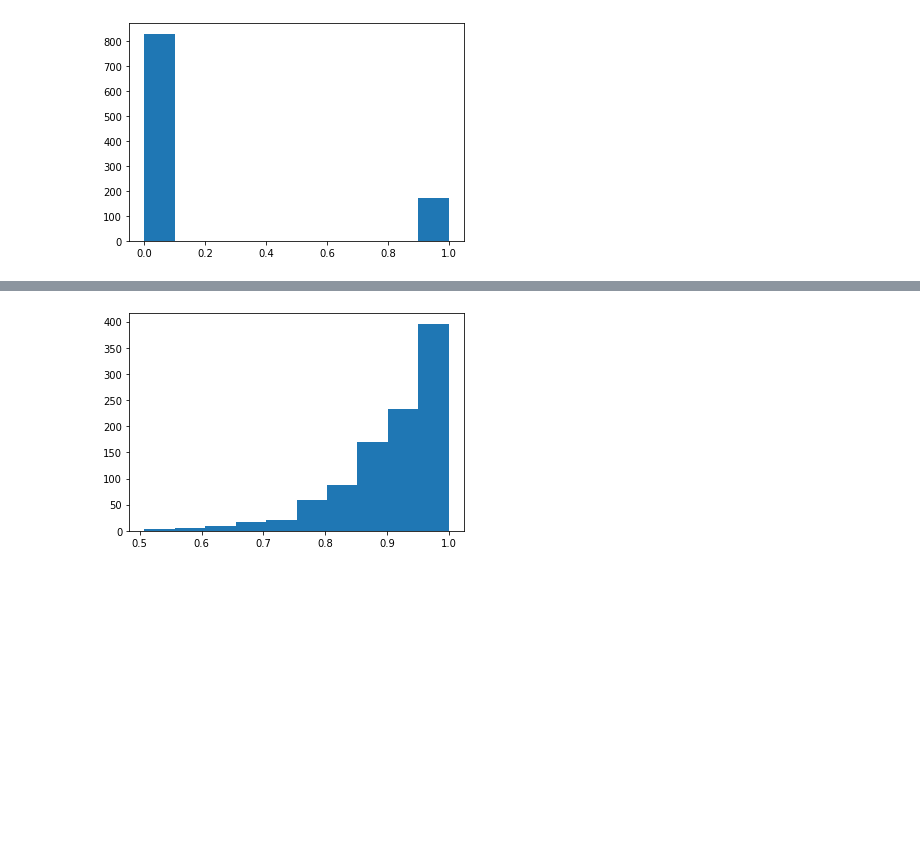
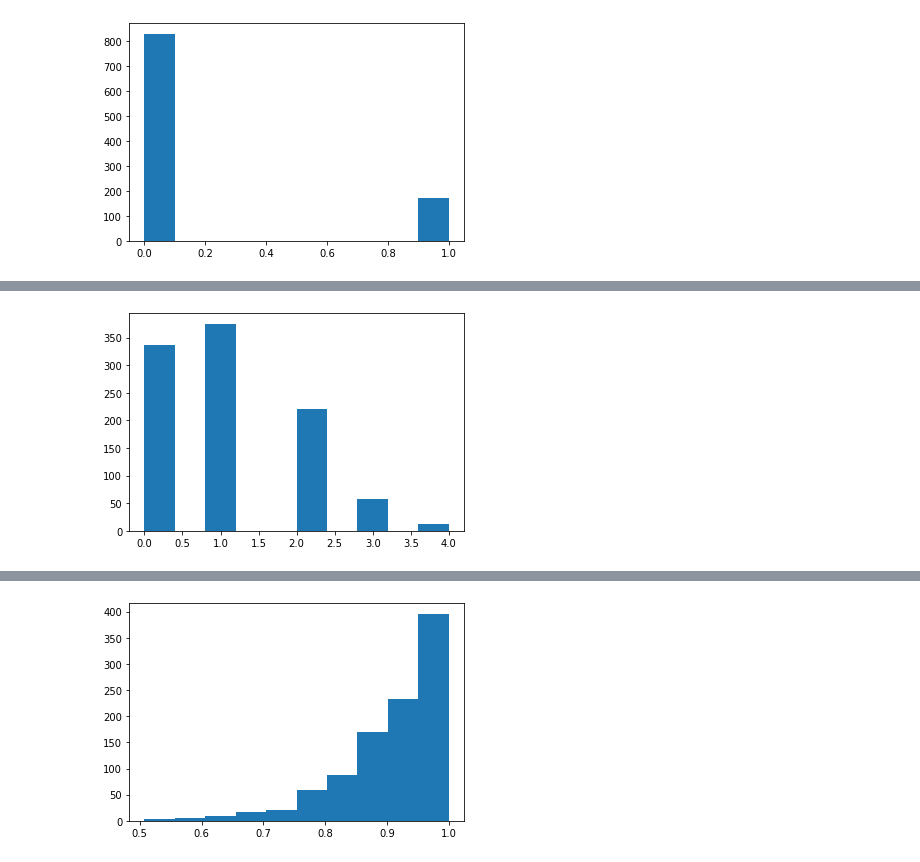
Before and after one commit to itskeithstudent/Programming-for-Data-Analysis-52465-Assignment, a Jupyter notebook: numpy_random.ipynb, the cells around one changed output, grey strips where cells are left out. Drawn from its saved outputs; the diff is of its cells as text; code cells hidden in the pictures; blank space fills up the shorter version.

```diff
--- a/numpy_random.ipynb
+++ b/numpy_random.ipynb
@@ -379,0 +385,5 @@ plt.hist(bin_dice_roll);
+# %%
+bin_dice_roll = rng.binomial( n=6, p=1/6, size=1000)
+plt.hist(bin_dice_roll);
+# %% [output]
+[figure, added]
```
Also changed, not shown: parts of 19 cells of this notebook.
